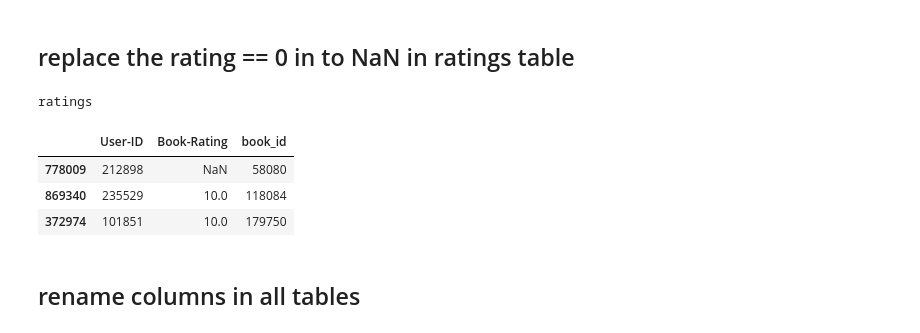
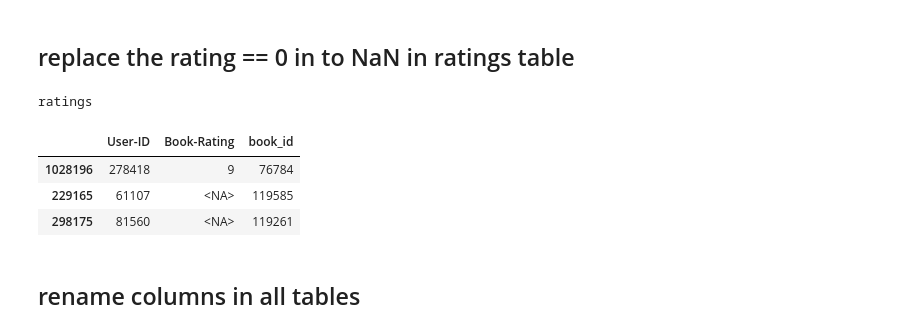
Before and after one commit to surjdev/SEAI_project, a Jupyter notebook: Others/AI_Pipeline/data_preparation.ipynb, the cells around one changed output. Drawn from its saved outputs; the diff is of its cells as text; code cells hidden in the pictures.

```diff
--- a/Others/AI_Pipeline/data_preparation.ipynb
+++ b/Others/AI_Pipeline/data_preparation.ipynb
@@ -156,17 +156,18 @@ user_df.drop(columns="Age", inplace=True)
 # %% [markdown]
 ## replace the rating == 0 in to NaN in ratings table
 # %%
+rating_df["Book-Rating"] = rating_df["Book-Rating"].astype("Int64")
 rating_df.loc[rating_df["Book-Rating"]==0, "Book-Rating"] = pd.NA
 # rating_df.dropna(axis=0, subset=["Book-Rating"], inplace=True)
 
 print("ratings")
 display(rating_df.sample(3))
 # %% [output]
 ratings
 |  | User-ID | Book-Rating | book_id |
-| 778009 | 212898 | NaN | 58080 |
-| 869340 | 235529 | 10.0 | 118084 |
-| 372974 | 101851 | 10.0 | 179750 |
+| 1028196 | 278418 | 9 | 76784 |
+| 229165 | 61107 | <NA> | 119585 |
+| 298175 | 81560 | <NA> | 119261 |
 # %% [markdown]
 ## rename columns in all tables
 # %%
```
Also changed, not shown: parts of 7 cells of this notebook, 2 other files.
